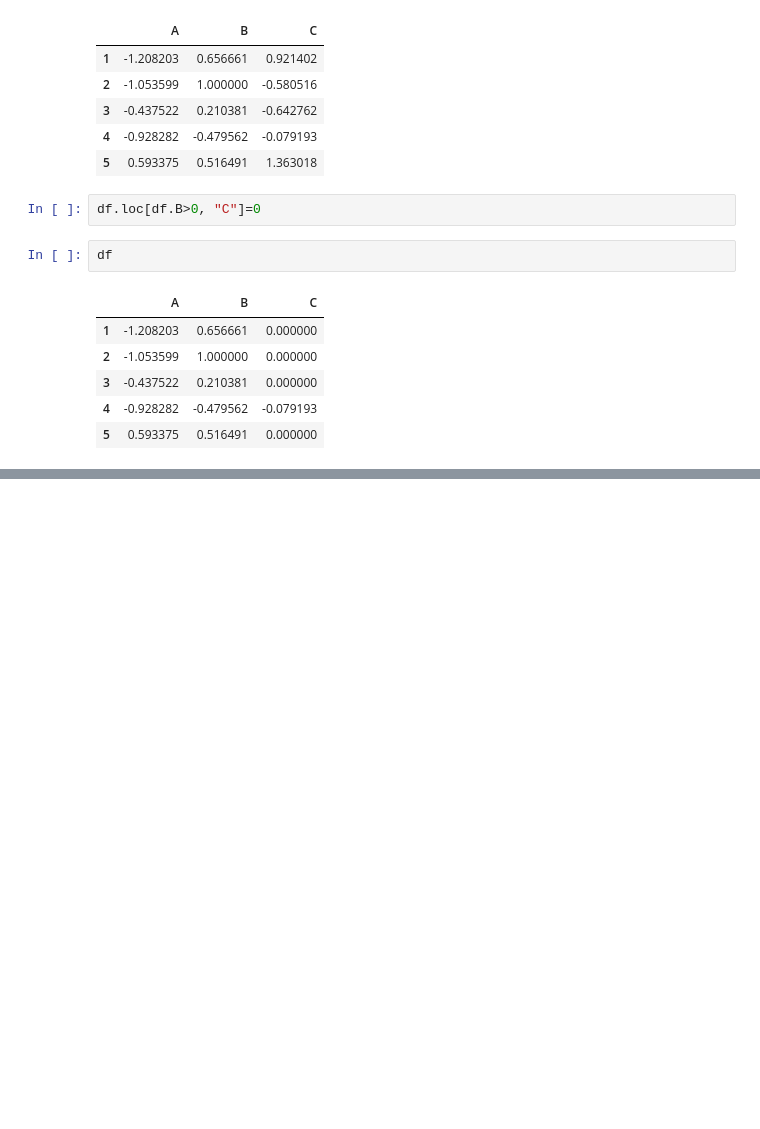
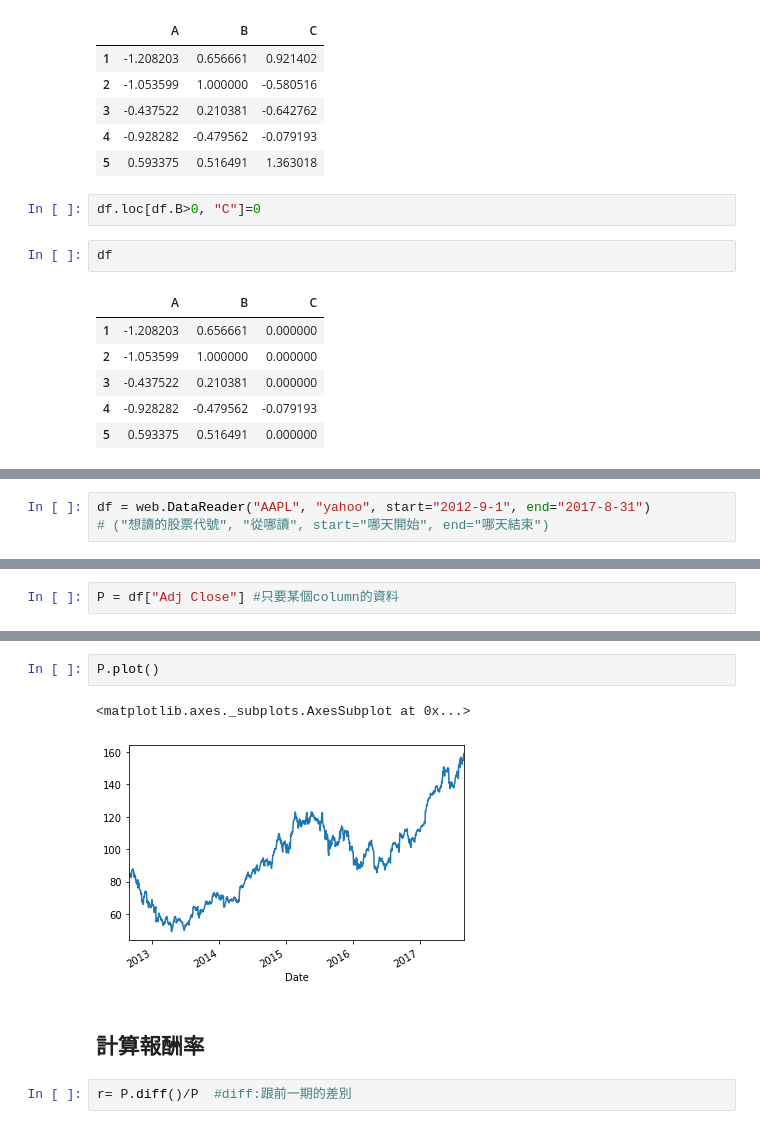
Before and after one commit to victoria-00/Python-Work, a Jupyter notebook: 第五週影片筆記（自己作dataframe、畫長條圖、股價做資料分析）.ipynb, the cells around one changed output, grey strips where cells are left out. Cells and saved outputs as stored; diff of their text form; blank space fills up the shorter version.

```diff
--- a/第五週影片筆記（自己作dataframe、畫長條圖）.ipynb
+++ b/第五週影片筆記（自己作dataframe、畫長條圖、股價做資料分析）.ipynb
@@ -303,0 +314,3 @@ df
+# %%
+df = web.DataReader("AAPL", "yahoo", start="2012-9-1", end="2017-8-31")
+# ("想讀的股票代號", "從哪讀", start="哪天開始", end="哪天結束")
@@ -303,0 +327,2 @@ df
+# %%
+P = df["Adj Close"] #只要某個column的資料
@@ -303,0 +339,9 @@ df
+# %%
+P.plot()
+# %% [output]
+<matplotlib.axes._subplots.AxesSubplot at 0x...>
+[figure, added]
+# %% [markdown]
+## 計算報酬率
+# %%
+r= P.diff()/P  #diff:跟前一期的差別
```
Also changed, not shown: parts of 8 cells of this notebook, 2 other files.
